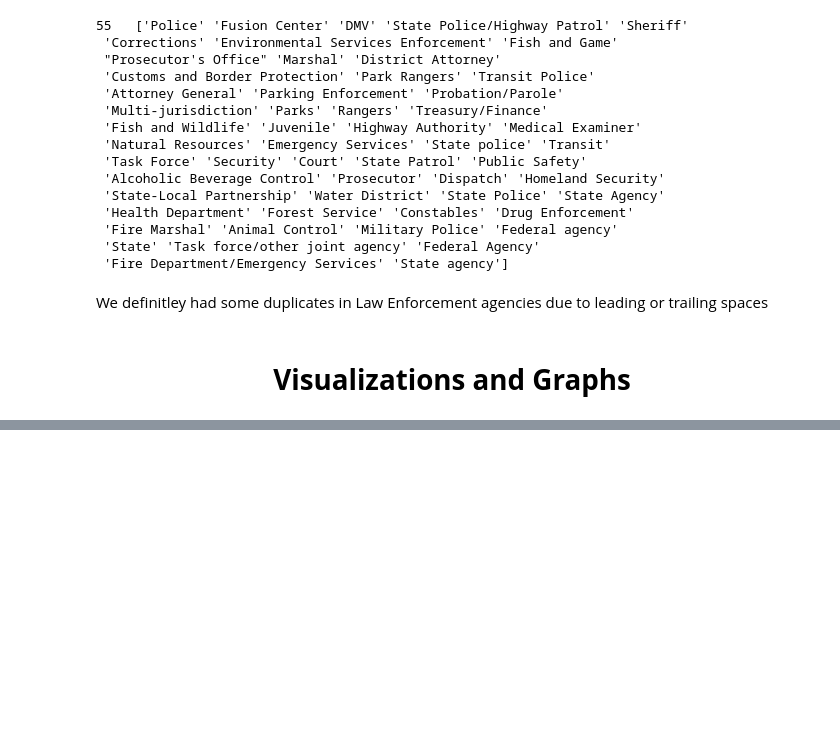
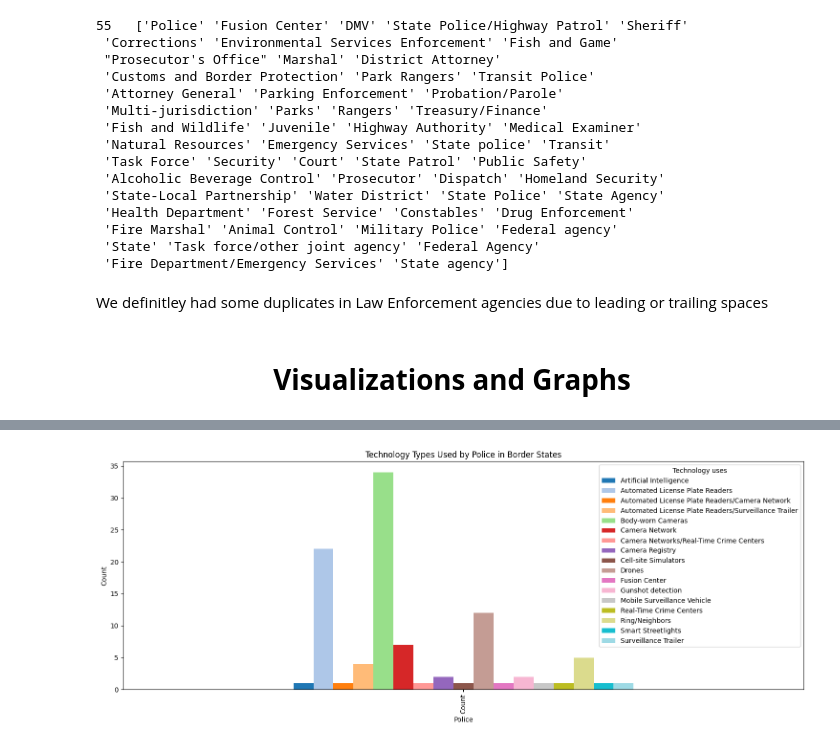
Before and after one commit to robinphurtado/SDSUDataScienceProject, a Jupyter notebook: notebooks/surveilanceproject.ipynb, the cells around one changed output, grey strips where cells are left out. Saved outputs shown, nothing was run; the diff lists cells and outputs as text; code cells hidden in the pictures; blank space fills up the shorter version.

```diff
--- a/notebooks/surveilanceproject.ipynb
+++ b/notebooks/surveilanceproject.ipynb
@@ -730,0 +771,19 @@ We definitley had some duplicates in Law Enforcement agencies due to leading or
+# %%
+grouped = (
+    df_aos_brdr[df_aos_brdr["TypeOfLEA"] == "Police"]
+      .groupby("Technology")
+      .size()
+      .reset_index(name="Count")
+      .pivot_table(index=None, columns="Technology", values="Count")
+)
+
+grouped.plot(kind="bar", figsize=(15,6), colormap="tab20")
+
+plt.title("Technology Types Used by Police in Border States")
+plt.xlabel("Police")
+plt.ylabel("Count")
+plt.legend(title="Technology uses")
+plt.tight_layout()
+plt.show()
+# %% [output]
+[figure, added]
```
Also changed, not shown: parts of 5 cells of this notebook.
